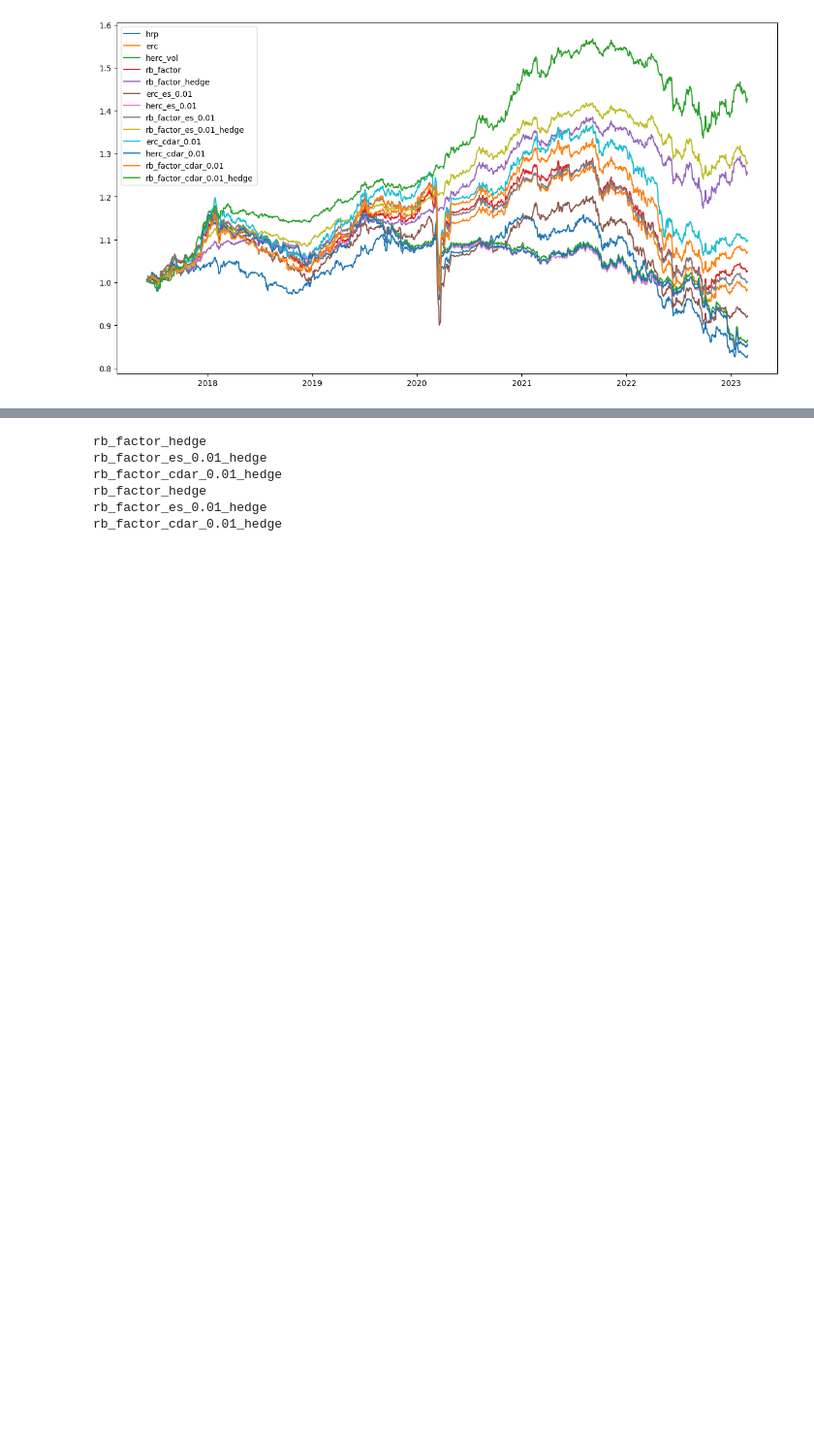
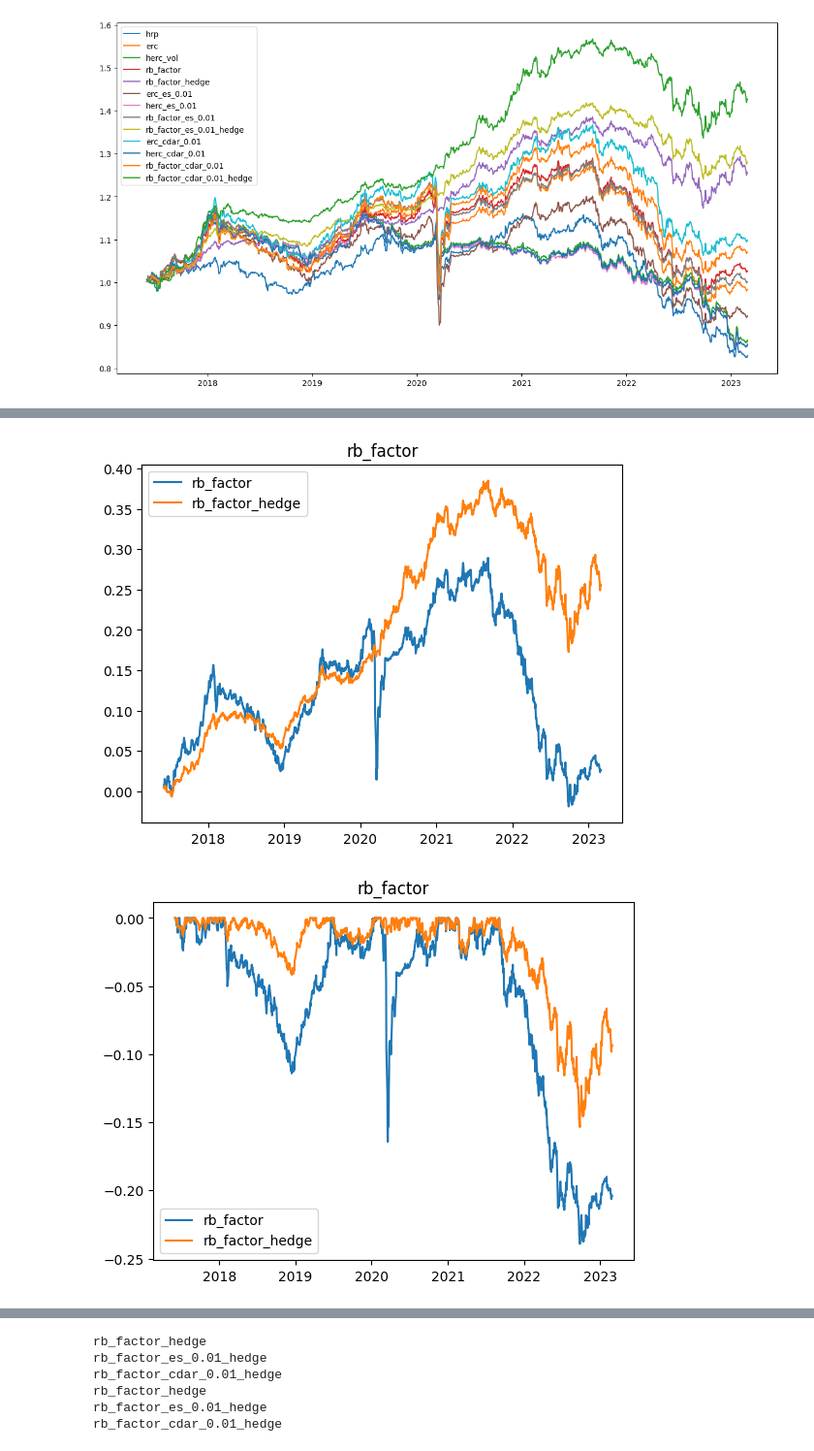
Before and after one commit to QuantLet/EmbeddingPortfolio, a Jupyter notebook: Backtest tail-risk AE.ipynb, the cells around one changed output, grey strips where cells are left out. Shown at 97% size. Saved outputs shown, nothing was run; the diff lists cells and outputs as text; code cells hidden in the pictures; blank space fills up the shorter version.

```diff
--- a/Backtest tail-risk AE.ipynb
+++ b/Backtest tail-risk AE.ipynb
@@ -224,0 +267,54 @@ plt.show()
+# %%
+save=False
+benchmarks = [
+    "rb_factor",# "rb_factor_es_0.01", "rb_factor_cdar_0.01"
+]
+
+cvs = sorted([int(cv) for cv in os.listdir("activationProba/data/dataset1") if cv.isdigit()])
+tail_event1 = pd.concat(
+    [
+        pd.read_csv(f"activationProba/data/dataset1/{cv}/test_linear_activation.csv", index_col=0, parse_dates=True)
+        for cv in cvs
+    ]
+)
+tail_event1 = (tail_event1 <= 0).sum(1)
+tail_event1 = tail_event1[tail_event1 > 0]
+
+for bench in benchmarks:
+    strat = f"{bench}_hedge"
+
+    plt.plot(total_return1[bench] - 1)
+    plt.plot(total_return1[strat] - 1)
+    if save:
+        plt.savefig(f"{savedir}/{bench}_total_returns_dataset1.png",
+                    transparent=True, bbox_inches="tight")
+    else:
+        plt.title(bench)
+        plt.legend([bench, strat])
+    plt.show()
+
+    plt.plot(total_return1[bench] / total_return1[bench].cummax() - 1.0)
+    plt.plot(total_return1[strat] / total_return1[strat].cummax() - 1.0)
+    if save:
+        plt.savefig(f"{savedir}/{bench}_drawdown_dataset1.png",
+                    transparent=True, bbox_inches="tight")
+    else:
+        plt.title(bench)
+        plt.legend([bench, strat])
+    plt.show()
+
+    excess_ret = total_return1[strat] - total_return1[bench]
+    for event in tail_event1.index:
+        plt.vlines(event, min(excess_ret), max(excess_ret),
+                   color="black", alpha=1, linewidth=0.2)
+    plt.plot(excess_ret, color="tab:red")
+    if save:
+        plt.savefig(f"{savedir}/{bench}_excess_returns_dataset1.png",
+                    transparent=True, bbox_inches="tight")
+    else:
+        plt.title(bench)
+        plt.legend([bench, strat])
+    plt.show()
+# %% [output]
+[figure, added]
+[figure, added]
```
Also changed, not shown: parts of 9 cells of this notebook, 2 other files.
